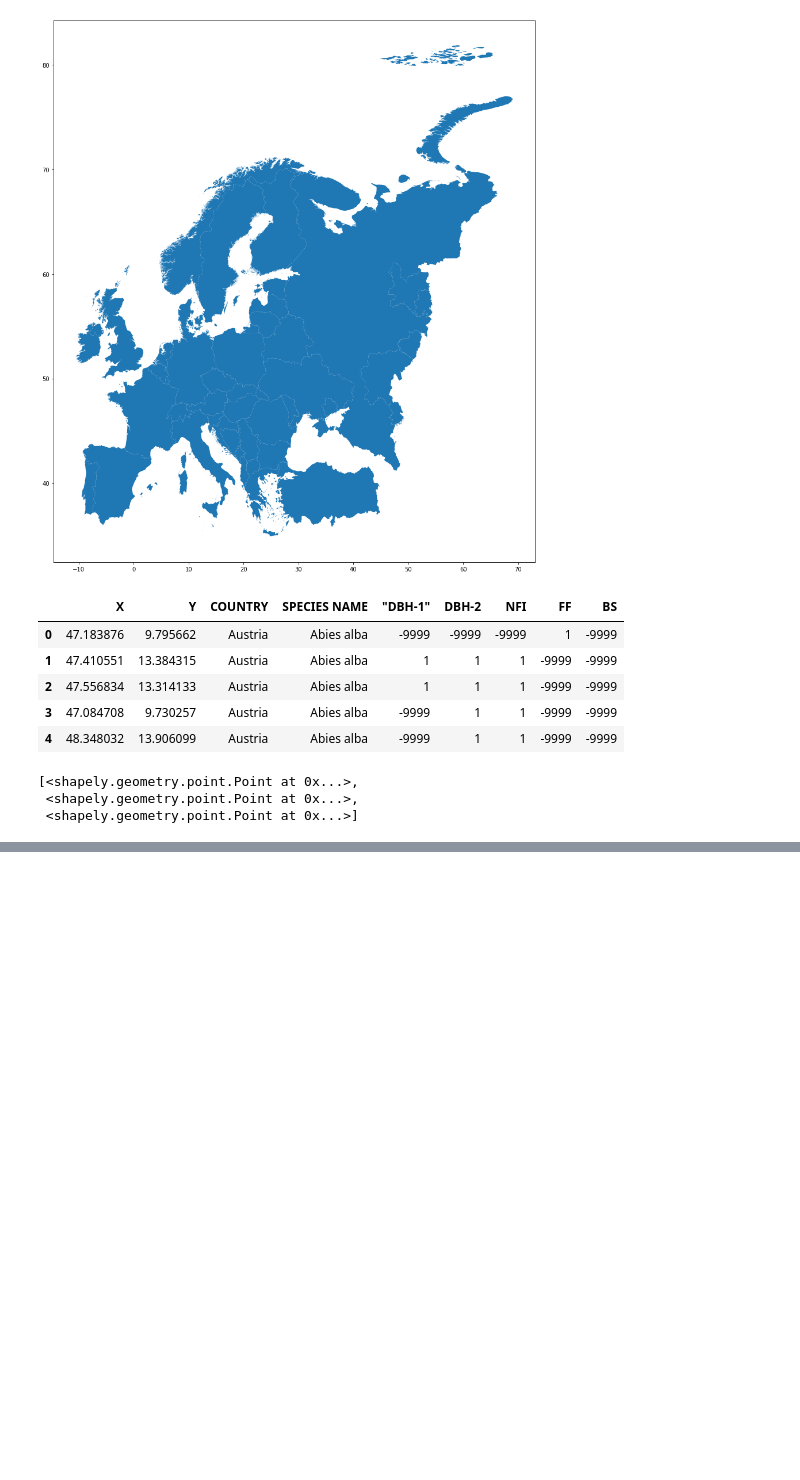
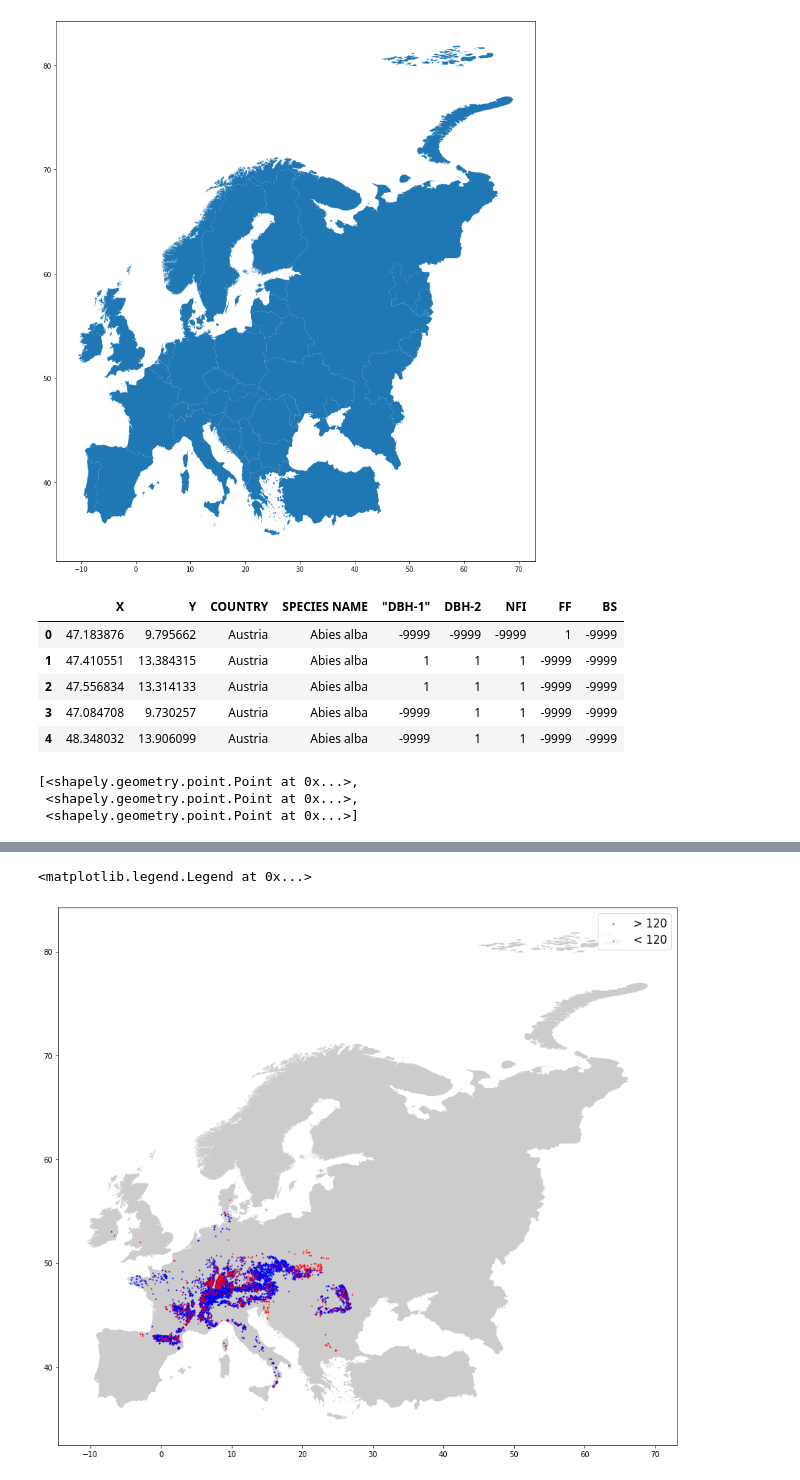
Before and after one commit to Andrewnar/Canopy-Spatial-Patterns, a Jupyter notebook: code/generateModel.ipynb, the cells around one changed output, grey strips where cells are left out. Saved outputs shown, nothing was run; the diff lists cells and outputs as text; code cells hidden in the pictures; blank space fills up the shorter version.

```diff
--- a/code/generateModel.ipynb
+++ b/code/generateModel.ipynb
@@ -38,13 +38,14 @@ df.head()
 | 3 | 47.084708 | 9.730257 | Austria | Abies alba | -9999 | 1 | 1 | -9999 | -9999 |
 | 4 | 48.348032 | 13.906099 | Austria | Abies alba | -9999 | 1 | 1 | -9999 | -9999 |
 # %%
-geometry = [Point(xy) for xy in zip( df["X"], df["Y"])]
+geometry = [Point(xy) for xy in zip( df["Y"], df["X"])]
 geometry[:3]
 # %% [output]
 [<shapely.geometry.point.Point at 0x...>,
  <shapely.geometry.point.Point at 0x...>,
  <shapely.geometry.point.Point at 0x...>]
 # %%
-geo_df = gpd.GeoDataFrame(df, crs=crs, geometry=geometry)
+t_srs = 4326
+geo_df = gpd.GeoDataFrame(df, crs=(u'epsg:'+str(t_srs)), geometry=geometry)
 geo_df.head()
 # %% [output]
@@ -52,5 +58,9 @@ CRSError: Invalid projection: +init=espg:4326 +type=crs: (Internal Proj Error: p
 # %%
-fig, ax = plt.subplots(15,50)
+fig, ax = plt.subplots(figsize = (15,15))
 border_data.plot(ax =ax, alpha = .4, color = "grey")
-geo_df[geo_df['DBH-1'] == 1].plot(ax = ax, markersize = 20, color = "blue", marker = "o", label = "> 120")
-geo_df[geo_df['DBH-1'] != 1].plot(ax = ax, markersize = 20, color = "red", marker = "^", label = "< 120")
+geo_df[geo_df["DBH-2"] == 1].plot(ax = ax, markersize = 1, color = "blue", marker = "o", label = "> 120")
+geo_df[geo_df["DBH-2"] != 1].plot(ax = ax, markersize = 1, color = "red", marker = "^", label = "< 120")
+plt.legend(prop={'size': 15})
+# %% [output]
+<matplotlib.legend.Legend at 0x...>
+[figure, added]
```
Also changed, not shown: parts of 3 cells of this notebook.
